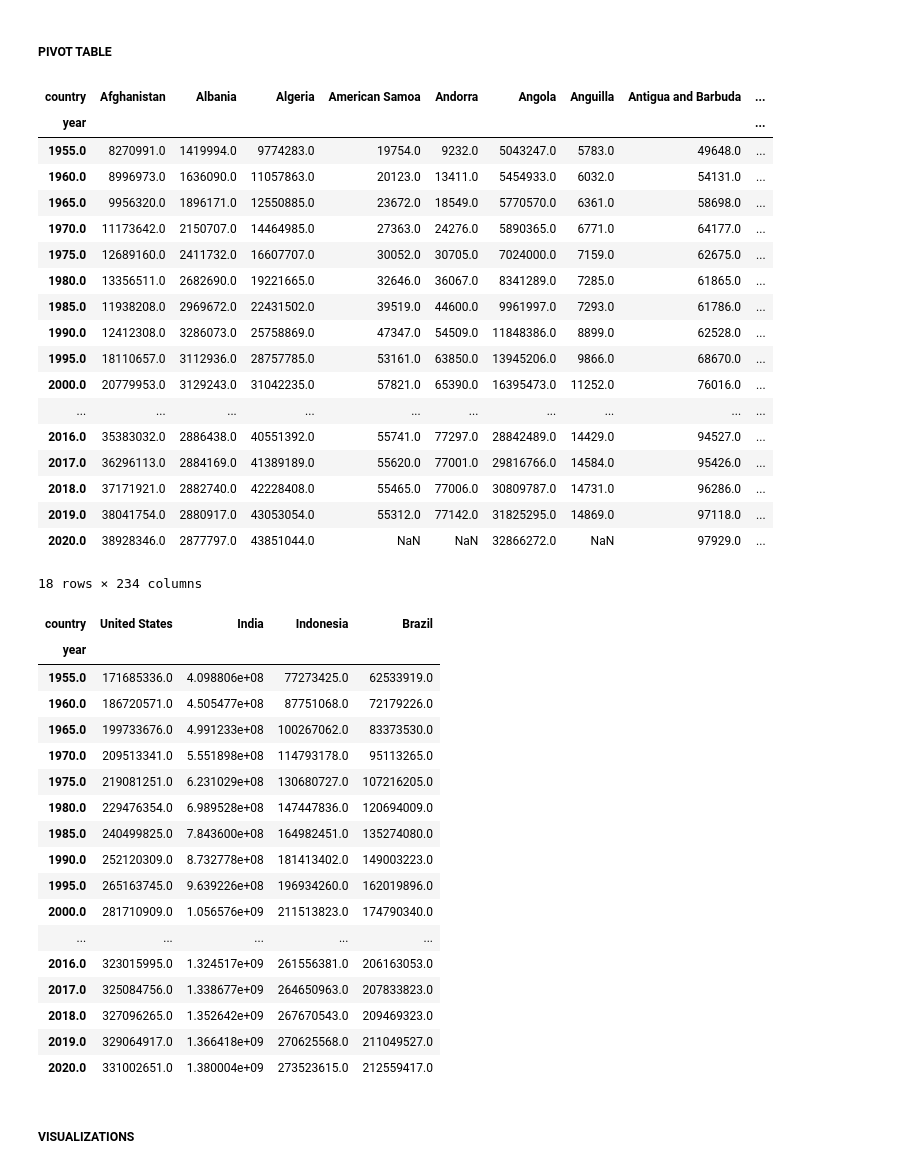
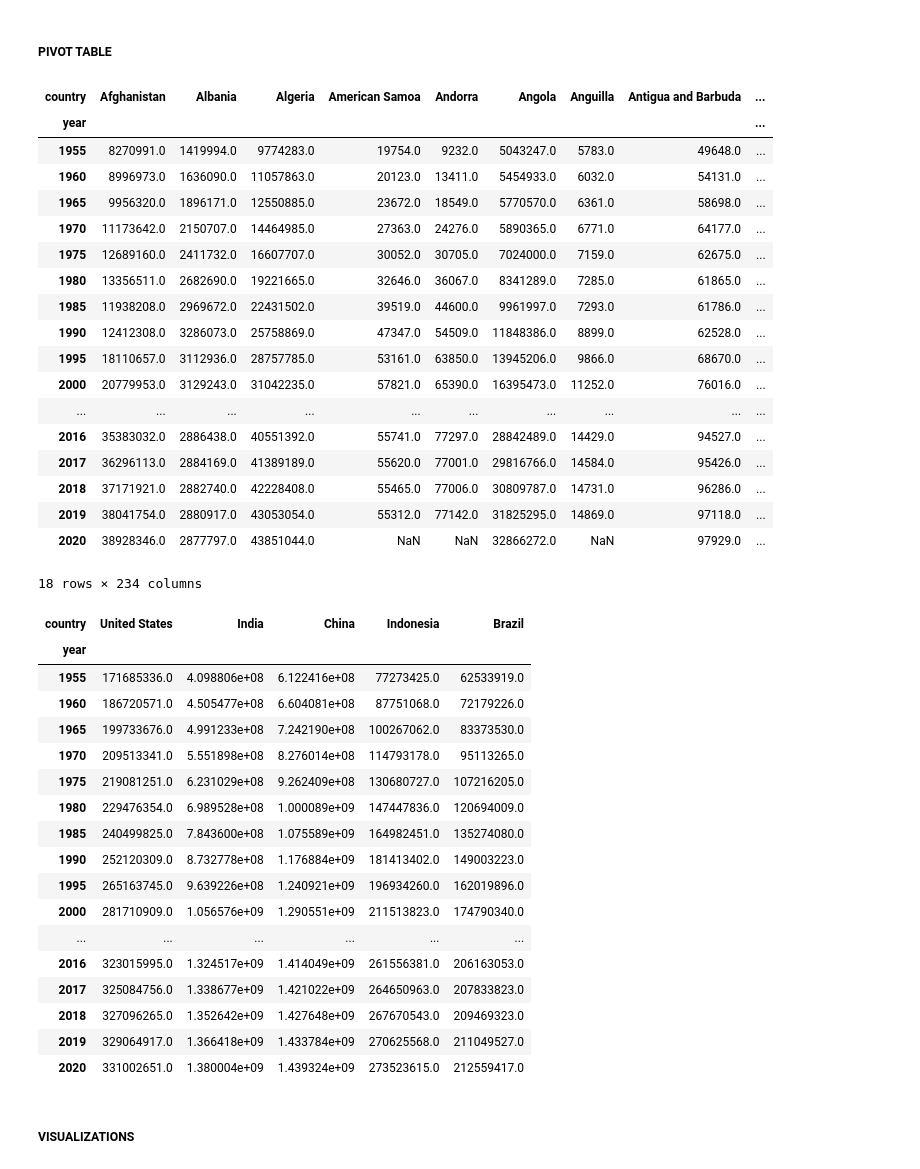
Before and after one commit to Giacomo98DaRe/Python_DataScience, a Jupyter notebook: Projects/2.Static&InteractiveVisualization/DatasetOverview&Reshaping.ipynb, the cells around one changed output. Cells and saved outputs as stored; diff of their text form; code cells hidden in the pictures.

```diff
--- a/Projects/2.Static&InteractiveVisualization/DatasetOverview&Reshaping.ipynb
+++ b/Projects/2.Static&InteractiveVisualization/DatasetOverview&Reshaping.ipynb
@@ -32,49 +46,52 @@ raw_population_df
 population_df = raw_population_df.pivot(columns="country",
                                         index="year",
                                         values="population")
+
+# Convert the index from float64 to int64 for better indexing performance and readability
+population_df.index = population_df.index.astype(int)
 population_df
 # %% [output]
 | country | Afghanistan | Albania | Algeria | American Samoa | Andorra | Angola | Anguilla | Antigua and Barbuda | ... |
 | year |  |  |  |  |  |  |  |  | ... |
-| 1955.0 | 8270991.0 | 1419994.0 | 9774283.0 | 19754.0 | 9232.0 | 5043247.0 | 5783.0 | 49648.0 | ... |
-| 1960.0 | 8996973.0 | 1636090.0 | 11057863.0 | 20123.0 | 13411.0 | 5454933.0 | 6032.0 | 54131.0 | ... |
-| 1965.0 | 9956320.0 | 1896171.0 | 12550885.0 | 23672.0 | 18549.0 | 5770570.0 | 6361.0 | 58698.0 | ... |
-| 1970.0 | 11173642.0 | 2150707.0 | 14464985.0 | 27363.0 | 24276.0 | 5890365.0 | 6771.0 | 64177.0 | ... |
-| 1975.0 | 12689160.0 | 2411732.0 | 16607707.0 | 30052.0 | 30705.0 | 7024000.0 | 7159.0 | 62675.0 | ... |
-| 1980.0 | 13356511.0 | 2682690.0 | 19221665.0 | 32646.0 | 36067.0 | 8341289.0 | 7285.0 | 61865.0 | ... |
-| 1985.0 | 11938208.0 | 2969672.0 | 22431502.0 | 39519.0 | 44600.0 | 9961997.0 | 7293.0 | 61786.0 | ... |
-| 1990.0 | 12412308.0 | 3286073.0 | 25758869.0 | 47347.0 | 54509.0 | 11848386.0 | 8899.0 | 62528.0 | ... |
-| 1995.0 | 18110657.0 | 3112936.0 | 28757785.0 | 53161.0 | 63850.0 | 13945206.0 | 9866.0 | 68670.0 | ... |
-| 2000.0 | 20779953.0 | 3129243.0 | 31042235.0 | 57821.0 | 65390.0 | 16395473.0 | 11252.0 | 76016.0 | ... |
+| 1955 | 8270991.0 | 1419994.0 | 9774283.0 | 19754.0 | 9232.0 | 5043247.0 | 5783.0 | 49648.0 | ... |
+| 1960 | 8996973.0 | 1636090.0 | 11057863.0 | 20123.0 | 13411.0 | 5454933.0 | 6032.0 | 54131.0 | ... |
+| 1965 | 9956320.0 | 1896171.0 | 12550885.0 | 23672.0 | 18549.0 | 5770570.0 | 6361.0 | 58698.0 | ... |
+| 1970 | 11173642.0 | 2150707.0 | 14464985.0 | 27363.0 | 24276.0 | 5890365.0 | 6771.0 | 64177.0 | ... |
+| 1975 | 12689160.0 | 2411732.0 | 16607707.0 | 30052.0 | 30705.0 | 7024000.0 | 7159.0 | 62675.0 | ... |
+| 1980 | 13356511.0 | 2682690.0 | 19221665.0 | 32646.0 | 36067.0 | 8341289.0 | 7285.0 | 61865.0 | ... |
+| 1985 | 11938208.0 | 2969672.0 | 22431502.0 | 39519.0 | 44600.0 | 9961997.0 | 7293.0 | 61786.0 | ... |
+| 1990 | 12412308.0 | 3286073.0 | 25758869.0 | 47347.0 | 54509.0 | 11848386.0 | 8899.0 | 62528.0 | ... |
+| 1995 | 18110657.0 | 3112936.0 | 28757785.0 | 53161.0 | 63850.0 | 13945206.0 | 9866.0 | 68670.0 | ... |
+| 2000 | 20779953.0 | 3129243.0 | 31042235.0 | 57821.0 | 65390.0 | 16395473.0 | 11252.0 | 76016.0 | ... |
 | ... | ... | ... | ... | ... | ... | ... | ... | ... | ... |
-| 2016.0 | 35383032.0 | 2886438.0 | 40551392.0 | 55741.0 | 77297.0 | 28842489.0 | 14429.0 | 94527.0 | ... |
-| 2017.0 | 36296113.0 | 2884169.0 | 41389189.0 | 55620.0 | 77001.0 | 29816766.0 | 14584.0 | 95426.0 | ... |
-| 2018.0 | 37171921.0 | 2882740.0 | 42228408.0 | 55465.0 | 77006.0 | 30809787.0 | 14731.0 | 96286.0 | ... |
-| 2019.0 | 38041754.0 | 2880917.0 | 43053054.0 | 55312.0 | 77142.0 | 31825295.0 | 14869.0 | 97118.0 | ... |
-| 2020.0 | 38928346.0 | 2877797.0 | 43851044.0 | NaN | NaN | 32866272.0 | NaN | 97929.0 | ... |
+| 2016 | 35383032.0 | 2886438.0 | 40551392.0 | 55741.0 | 77297.0 | 28842489.0 | 14429.0 | 94527.0 | ... |
+| 2017 | 36296113.0 | 2884169.0 | 41389189.0 | 55620.0 | 77001.0 | 29816766.0 | 14584.0 | 95426.0 | ... |
+| 2018 | 37171921.0 | 2882740.0 | 42228408.0 | 55465.0 | 77006.0 | 30809787.0 | 14731.0 | 96286.0 | ... |
+| 2019 | 38041754.0 | 2880917.0 | 43053054.0 | 55312.0 | 77142.0 | 31825295.0 | 14869.0 | 97118.0 | ... |
+| 2020 | 38928346.0 | 2877797.0 | 43851044.0 | NaN | NaN | 32866272.0 | NaN | 97929.0 | ... |
 18 rows × 234 columns
 # %%
-population_df = population_df.loc[:, ["United States", "India", "Indonesia", "Brazil"]]
+population_df = population_df.loc[:, ["United States", "India", "China", "Indonesia", "Brazil"]]
 population_df
 # %% [output]
-| country | United States | India | Indonesia | Brazil |
-| year |  |  |  |  |
-| 1955.0 | 171685336.0 | 4.098806e+08 | 77273425.0 | 62533919.0 |
-| 1960.0 | 186720571.0 | 4.505477e+08 | 87751068.0 | 72179226.0 |
-| 1965.0 | 199733676.0 | 4.991233e+08 | 100267062.0 | 83373530.0 |
-| 1970.0 | 209513341.0 | 5.551898e+08 | 114793178.0 | 95113265.0 |
-| 1975.0 | 219081251.0 | 6.231029e+08 | 130680727.0 | 107216205.0 |
-| 1980.0 | 229476354.0 | 6.989528e+08 | 147447836.0 | 120694009.0 |
-| 1985.0 | 240499825.0 | 7.843600e+08 | 164982451.0 | 135274080.0 |
-| 1990.0 | 252120309.0 | 8.732778e+08 | 181413402.0 | 149003223.0 |
-| 1995.0 | 265163745.0 | 9.639226e+08 | 196934260.0 | 162019896.0 |
-| 2000.0 | 281710909.0 | 1.056576e+09 | 211513823.0 | 174790340.0 |
-| ... | ... | ... | ... | ... |
-| 2016.0 | 323015995.0 | 1.324517e+09 | 261556381.0 | 206163053.0 |
-| 2017.0 | 325084756.0 | 1.338677e+09 | 264650963.0 | 207833823.0 |
-| 2018.0 | 327096265.0 | 1.352642e+09 | 267670543.0 | 209469323.0 |
-| 2019.0 | 329064917.0 | 1.366418e+09 | 270625568.0 | 211049527.0 |
-| 2020.0 | 331002651.0 | 1.380004e+09 | 273523615.0 | 212559417.0 |
+| country | United States | India | China | Indonesia | Brazil |
+| year |  |  |  |  |  |
+| 1955 | 171685336.0 | 4.098806e+08 | 6.122416e+08 | 77273425.0 | 62533919.0 |
+| 1960 | 186720571.0 | 4.505477e+08 | 6.604081e+08 | 87751068.0 | 72179226.0 |
+| 1965 | 199733676.0 | 4.991233e+08 | 7.242190e+08 | 100267062.0 | 83373530.0 |
+| 1970 | 209513341.0 | 5.551898e+08 | 8.276014e+08 | 114793178.0 | 95113265.0 |
+| 1975 | 219081251.0 | 6.231029e+08 | 9.262409e+08 | 130680727.0 | 107216205.0 |
+| 1980 | 229476354.0 | 6.989528e+08 | 1.000089e+09 | 147447836.0 | 120694009.0 |
+| 1985 | 240499825.0 | 7.843600e+08 | 1.075589e+09 | 164982451.0 | 135274080.0 |
+| 1990 | 252120309.0 | 8.732778e+08 | 1.176884e+09 | 181413402.0 | 149003223.0 |
+| 1995 | 265163745.0 | 9.639226e+08 | 1.240921e+09 | 196934260.0 | 162019896.0 |
+| 2000 | 281710909.0 | 1.056576e+09 | 1.290551e+09 | 211513823.0 | 174790340.0 |
+| ... | ... | ... | ... | ... | ... |
+| 2016 | 323015995.0 | 1.324517e+09 | 1.414049e+09 | 261556381.0 | 206163053.0 |
+| 2017 | 325084756.0 | 1.338677e+09 | 1.421022e+09 | 264650963.0 | 207833823.0 |
+| 2018 | 327096265.0 | 1.352642e+09 | 1.427648e+09 | 267670543.0 | 209469323.0 |
+| 2019 | 329064917.0 | 1.366418e+09 | 1.433784e+09 | 270625568.0 | 211049527.0 |
+| 2020 | 331002651.0 | 1.380004e+09 | 1.439324e+09 | 273523615.0 | 212559417.0 |
 # %% [markdown]
 ##### VISUALIZATIONS
 # %% [markdown]
```
Also changed, not shown: parts of 8 cells of this notebook.
